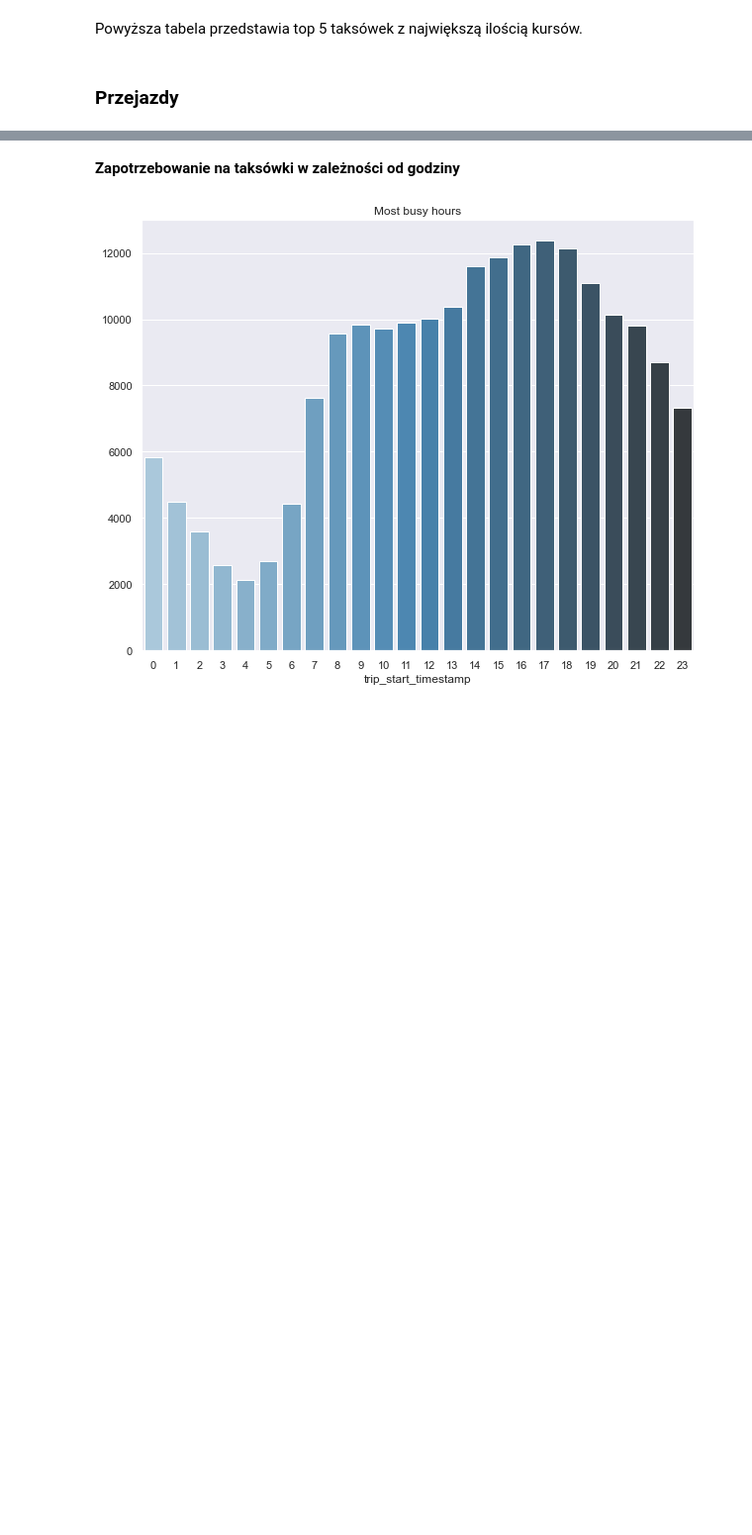
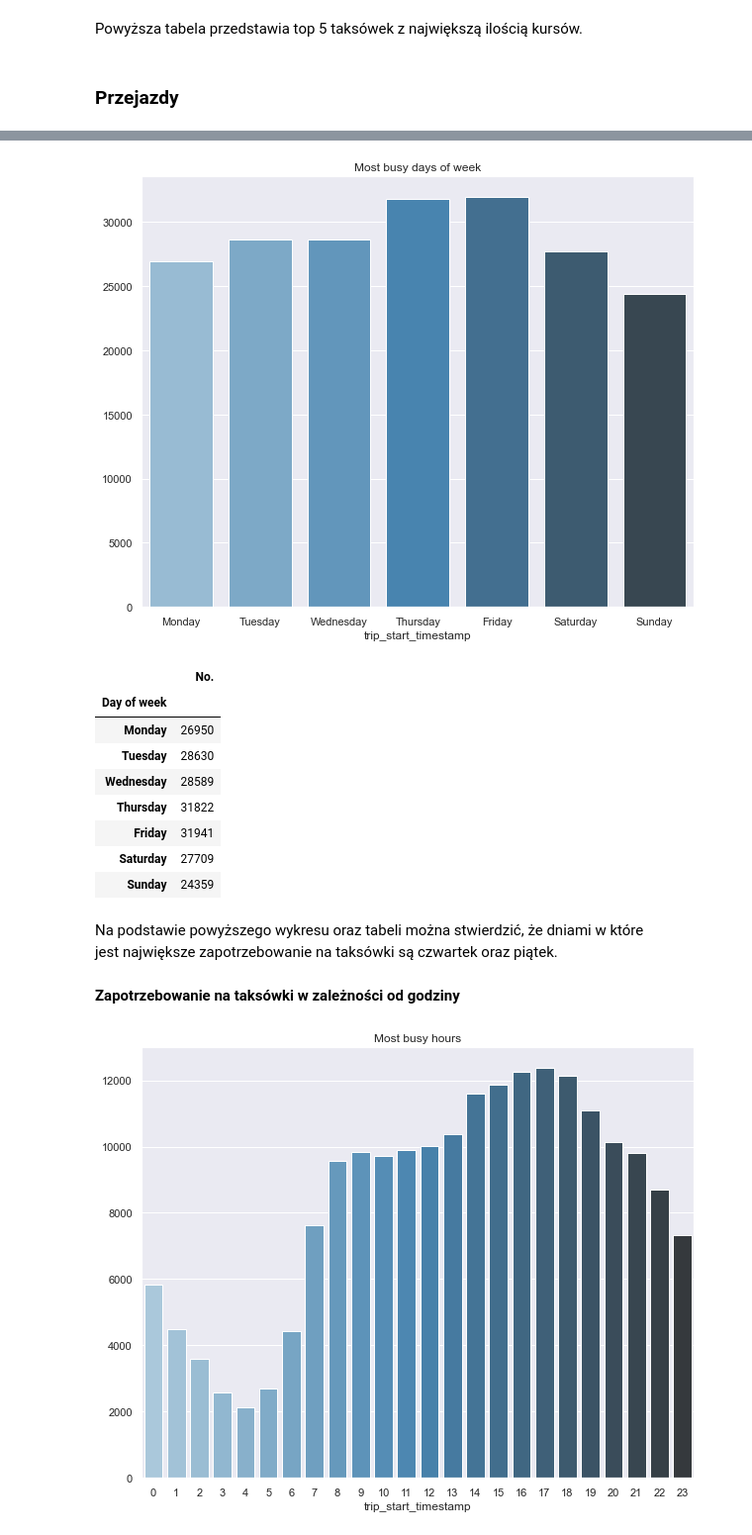
Before and after one commit to pawel-grzeszczyk/Taxi-dataset, a Jupyter notebook: 1.ipynb, the cells around one changed output, grey strips where cells are left out. Shown at 99% size. Cells and saved outputs as stored; diff of their text form; code cells hidden in the pictures; blank space fills up the shorter version.

```diff
--- a/1.ipynb
+++ b/1.ipynb
@@ -143,3 +161,35 @@ Powyższa tabela przedstawia top 5 taksówek z największą ilością kursów.
+# %%
+d_names = ('Monday', 'Tuesday', 'Wednesday', 'Thursday', 'Friday', 'Saturday', 'Sunday')
+
+days = taxi_dataset['trip_start_timestamp'].dt.dayofweek
+days = days.groupby(days).count()
+
+plt.figure(figsize = (10, 8))
+sns.set_theme(style="darkgrid")
+sns.barplot(x=days.index, y=days.values, palette="Blues_d").set(title='Most busy days of week')
+plt.xticks(days.index, d_names)
+plt.show()
+
+days = pd.DataFrame(days)
+days.rename(columns={'trip_start_timestamp': 'No.'}, inplace=True)
+days.rename(index={0:d_names[0], 1:d_names[1], 2:d_names[2], 3:d_names[3], 4:d_names[4], 5:d_names[5], 6:d_names[6]}, inplace=True)
+days.index.rename('Day of week', inplace=True)
+days
+#days.reset_index(drop=True)
+# %% [output]
+[figure, added]
+|  | No. |
+| Day of week |  |
+| Monday | 26950 |
+| Tuesday | 28630 |
+| Wednesday | 28589 |
+| Thursday | 31822 |
+| Friday | 31941 |
+| Saturday | 27709 |
+| Sunday | 24359 |
+# %% [markdown]
+Na podstawie powyższego wykresu oraz tabeli można stwierdzić, że dniami w które
+jest największe zapotrzebowanie na taksówki są czwartek oraz piątek.
 # %% [markdown]
 **Zapotrzebowanie na taksówki w zależności od godziny**
 # %%
```
Also changed, not shown: parts of 3 cells of this notebook.
